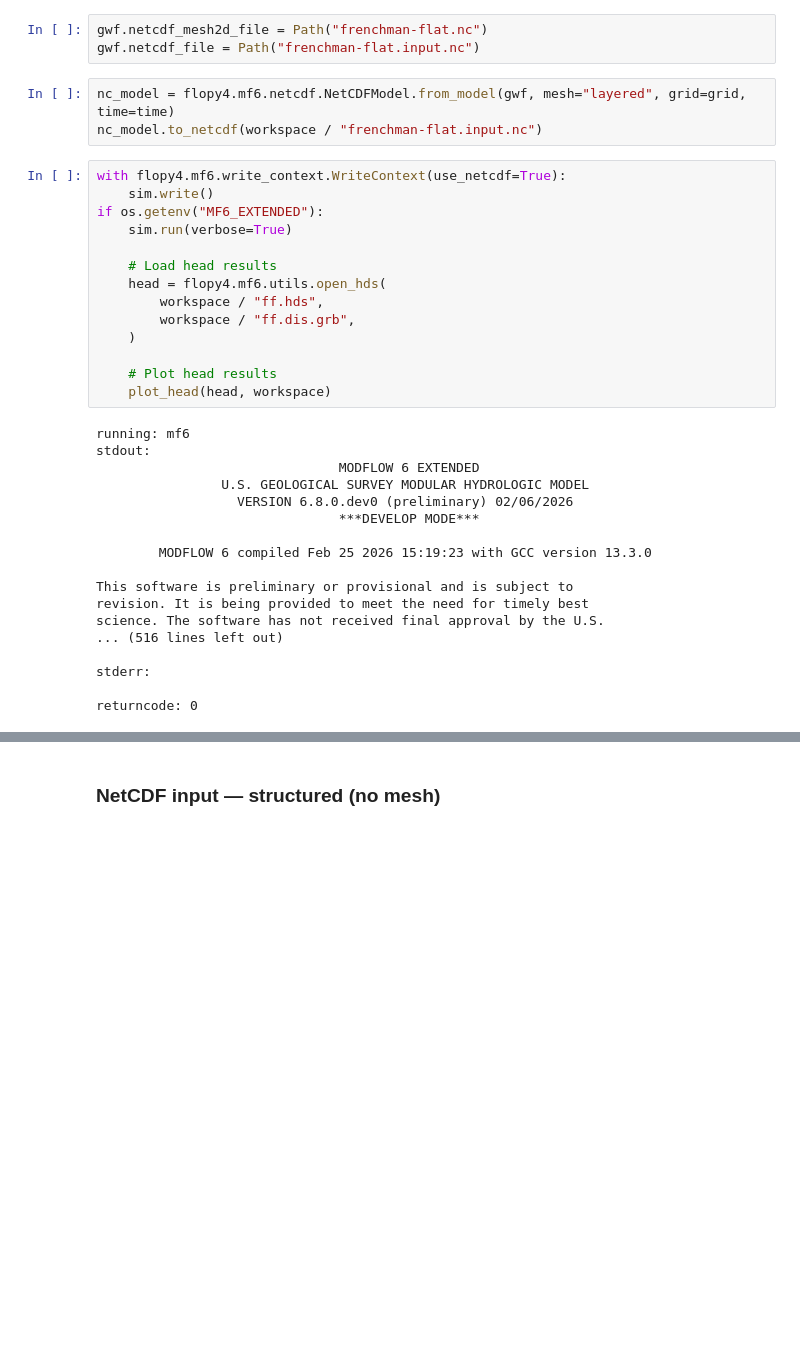
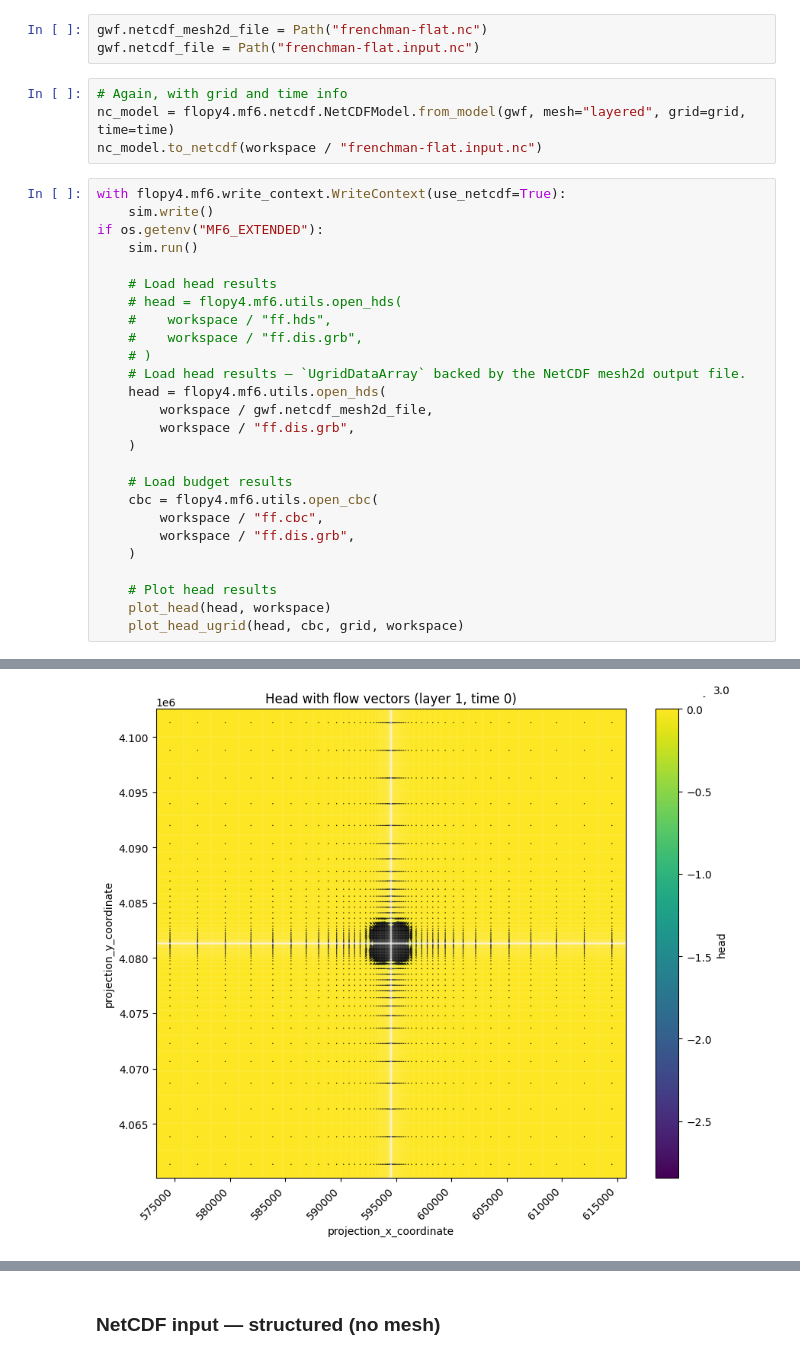
Before and after one commit to modflowpy/pyphoenix-project, a Jupyter notebook: docs/examples/frenchman-flat.ipynb, the cells around one changed output, grey strips where cells are left out. Cells and saved outputs as stored; diff of their text form; blank space fills up the shorter version.

```diff
--- a/docs/examples/frenchman-flat.ipynb
+++ b/docs/examples/frenchman-flat.ipynb
@@ -855,39 +911,36 @@ sim.workspace = workspace
 gwf.netcdf_mesh2d_file = Path("frenchman-flat.nc")
 gwf.netcdf_file = Path("frenchman-flat.input.nc")
 # %%
+# Again, with grid and time info
 nc_model = flopy4.mf6.netcdf.NetCDFModel.from_model(gwf, mesh="layered", grid=grid, time=time)
 nc_model.to_netcdf(workspace / "frenchman-flat.input.nc")
 # %%
 with flopy4.mf6.write_context.WriteContext(use_netcdf=True):
     sim.write()
 if os.getenv("MF6_EXTENDED"):
-    sim.run(verbose=True)
+    sim.run()
 
     # Load head results
+    # head = flopy4.mf6.utils.open_hds(
+    #    workspace / "ff.hds",
+    #    workspace / "ff.dis.grb",
+    # )
+    # Load head results — `UgridDataArray` backed by the NetCDF mesh2d output file.
     head = flopy4.mf6.utils.open_hds(
-        workspace / "ff.hds",
+        workspace / gwf.netcdf_mesh2d_file,
+        workspace / "ff.dis.grb",
+    )
+
+    # Load budget results
+    cbc = flopy4.mf6.utils.open_cbc(
+        workspace / "ff.cbc",
         workspace / "ff.dis.grb",
     )
 
     # Plot head results
     plot_head(head, workspace)
+    plot_head_ugrid(head, cbc, grid, workspace)
 # %% [output]
-running: mf6
-stdout:
-                               MODFLOW 6 EXTENDED
-                U.S. GEOLOGICAL SURVEY MODULAR HYDROLOGIC MODEL
-                  VERSION 6.8.0.dev0 (preliminary) 02/06/2026
-                               ***DEVELOP MODE***
-
-        MODFLOW 6 compiled Feb 25 2026 15:19:23 with GCC version 13.3.0
-
-This software is preliminary or provisional and is subject to
-revision. It is being provided to meet the need for timely best
-science. The software has not received final approval by the U.S.
-... (516 lines left out)
-
-stderr:
-
-returncode: 0
 [figure]
+[figure, added]
 # %% [markdown]
```
Also changed, not shown: parts of 19 cells of this notebook, 25 other files.
